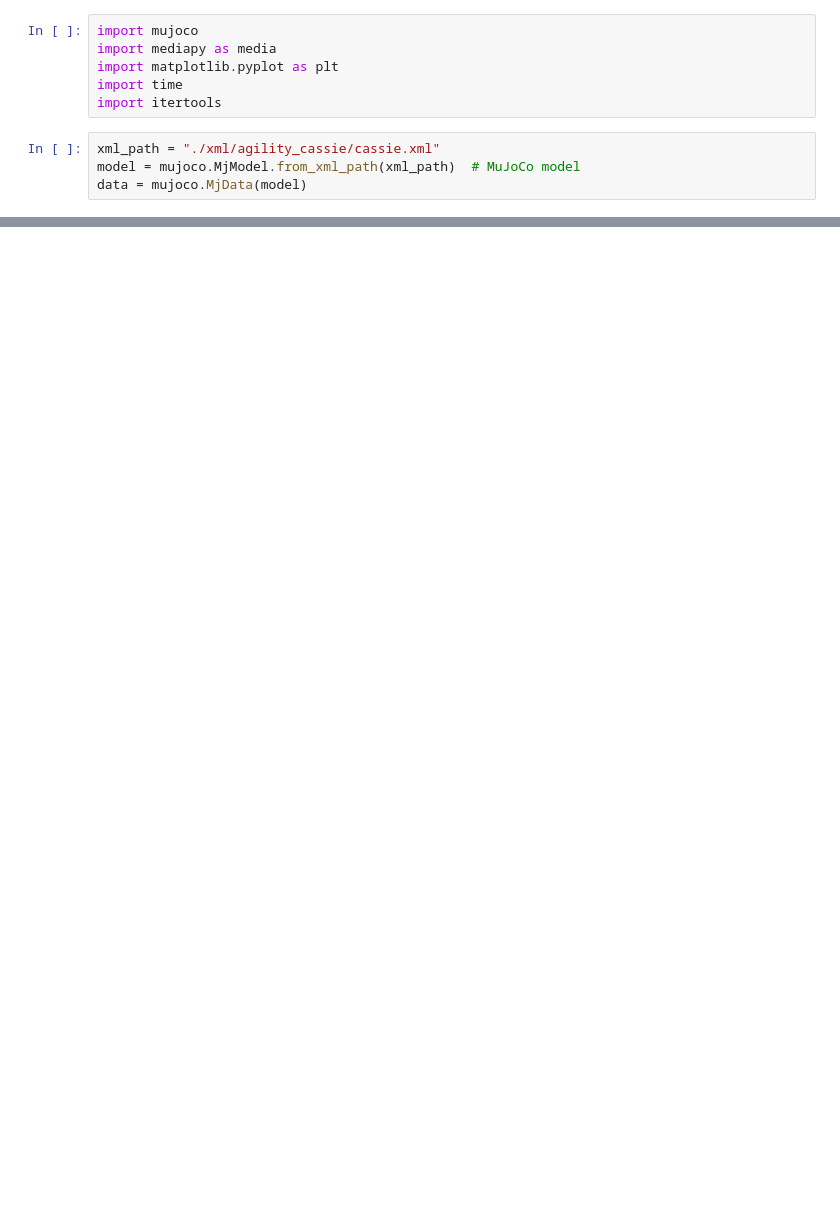
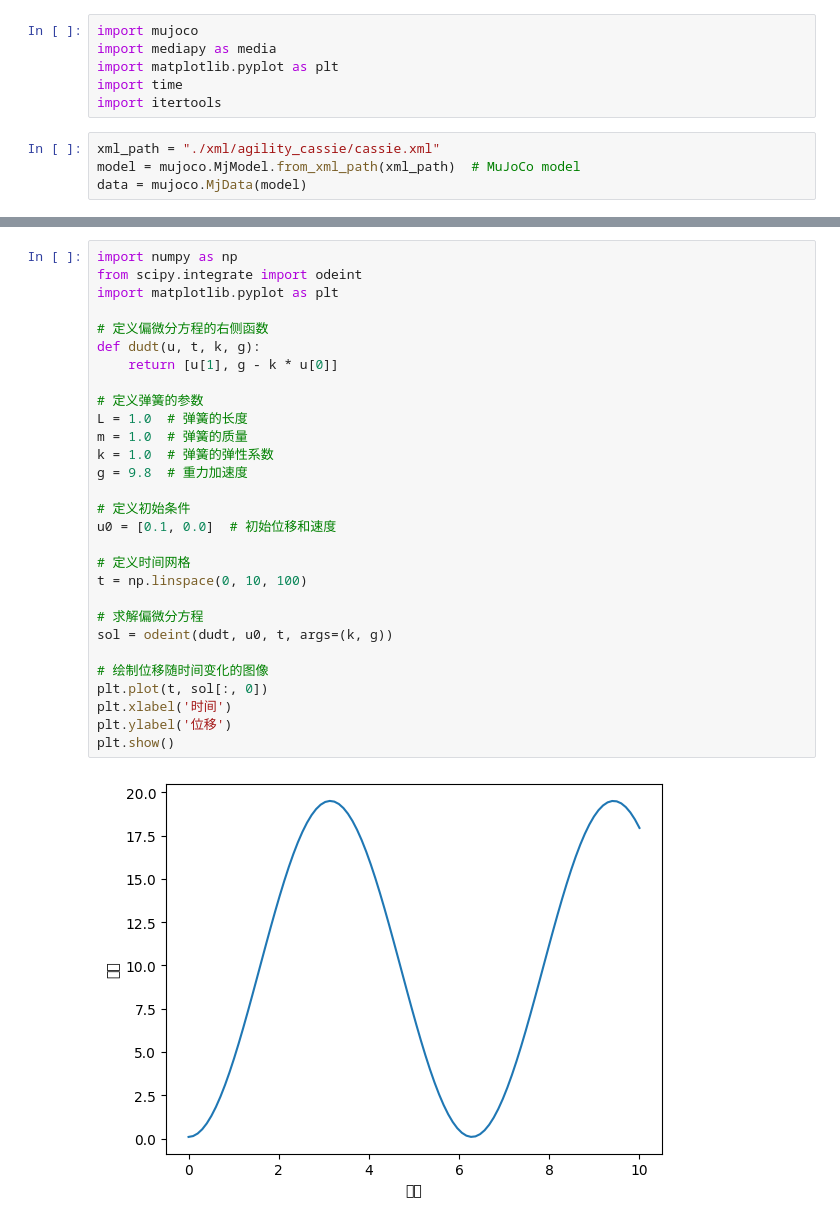
Before and after one commit to yinfanyi/hopper, a Jupyter notebook: test.ipynb, the cells around one changed output, grey strips where cells are left out. Drawn from its saved outputs; the diff is of its cells as text; blank space fills up the shorter version.

```diff
--- a/test.ipynb
+++ b/test.ipynb
@@ -18,0 +481,31 @@ media.show_image(renderer.render())
+# %%
+import numpy as np
+from scipy.integrate import odeint
+import matplotlib.pyplot as plt
+
+# 定义偏微分方程的右侧函数
+def dudt(u, t, k, g):
+    return [u[1], g - k * u[0]]
+
+# 定义弹簧的参数
+L = 1.0  # 弹簧的长度
+m = 1.0  # 弹簧的质量
+k = 1.0  # 弹簧的弹性系数
+g = 9.8  # 重力加速度
+
+# 定义初始条件
+u0 = [0.1, 0.0]  # 初始位移和速度
+
+# 定义时间网格
+t = np.linspace(0, 10, 100)
+
+# 求解偏微分方程
+sol = odeint(dudt, u0, t, args=(k, g))
+
+# 绘制位移随时间变化的图像
+plt.plot(t, sol[:, 0])
+plt.xlabel('时间')
+plt.ylabel('位移')
+plt.show()
+# %% [output]
+[figure, added]
```
Also changed, not shown: parts of 17 cells of this notebook, 2 other files.
